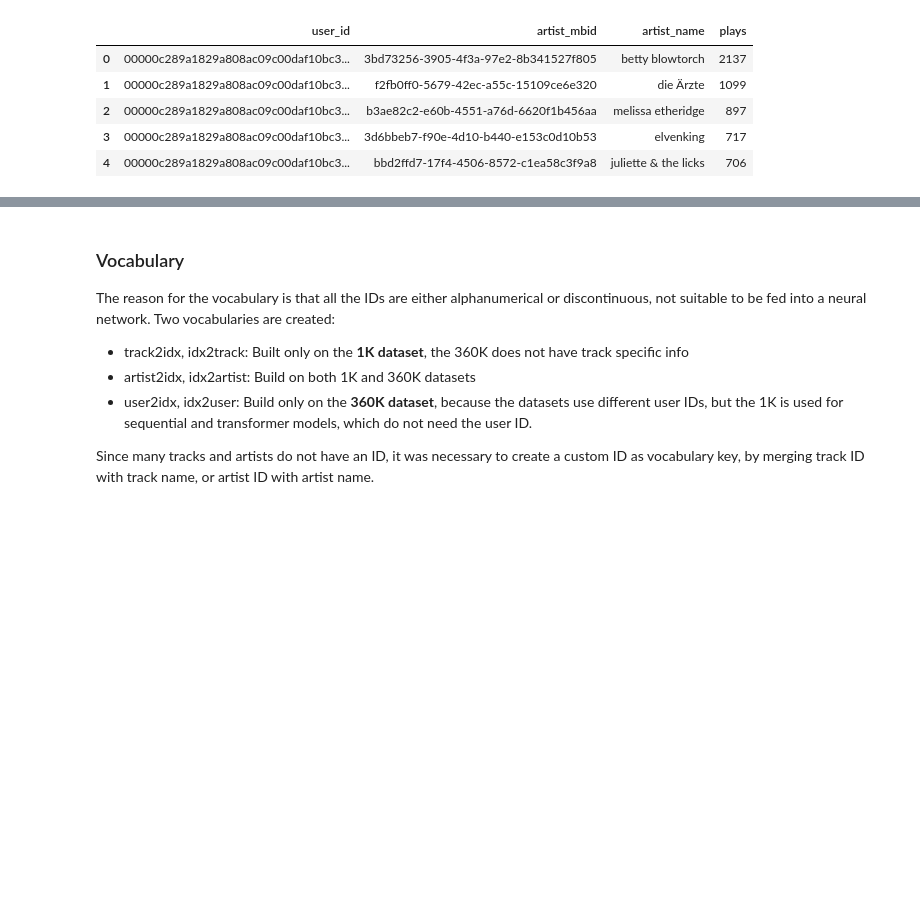
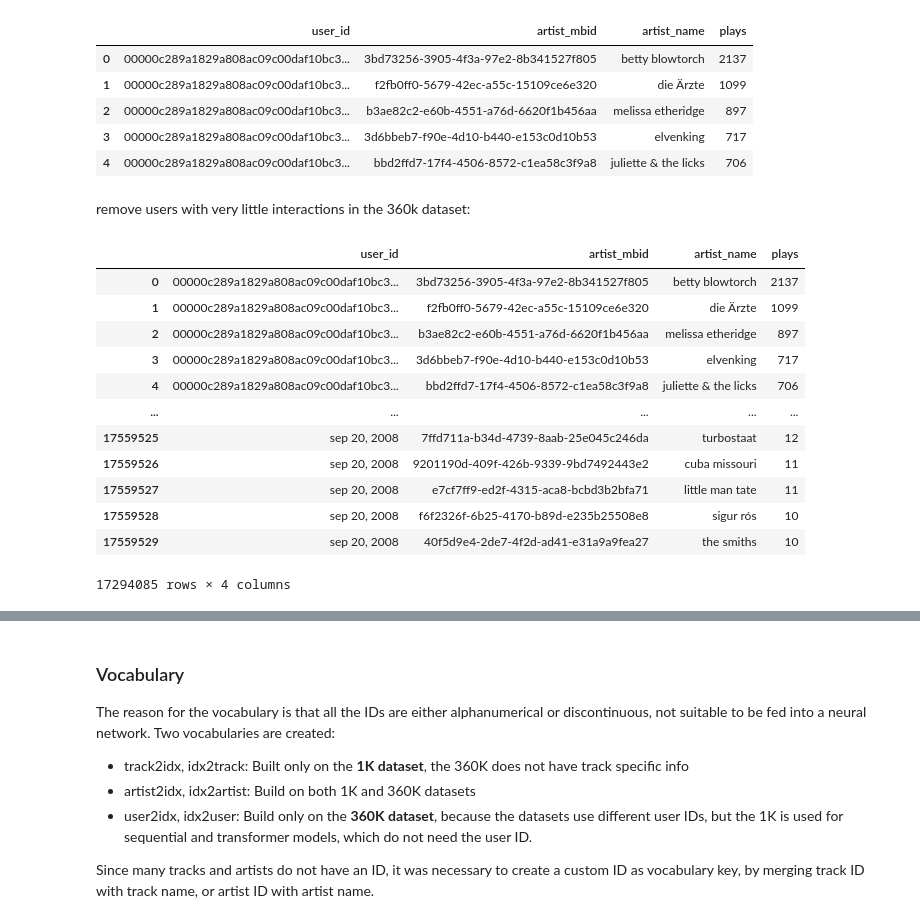
Before and after one commit to Rimaro03/project-recommender-system, a Jupyter notebook: data_preprocessing.ipynb, the cells around one changed output, grey strips where cells are left out. Drawn from its saved outputs; the diff is of its cells as text; code cells hidden in the pictures; blank space fills up the shorter version.

```diff
--- a/data_preprocessing.ipynb
+++ b/data_preprocessing.ipynb
@@ -84,3 +81,5 @@ df_360k.head()
 | 2 | 00000c289a1829a808ac09c00daf10bc3... | b3ae82c2-e60b-4551-a76d-6620f1b456aa | melissa etheridge | 897 |
 | 3 | 00000c289a1829a808ac09c00daf10bc3... | 3d6bbeb7-f90e-4d10-b440-e153c0d10b53 | elvenking | 717 |
 | 4 | 00000c289a1829a808ac09c00daf10bc3... | bbd2ffd7-17f4-4506-8572-c1ea58c3f9a8 | juliette & the licks | 706 |
+# %% [markdown]
+remove users with very little interactions in the 360k dataset:
@@ -86,0 +92,16 @@ df_360k.head()
+# %%
+df_360k[df_360k['user_id'].isin(keep_users)]
+# %% [output]
+|  | user_id | artist_mbid | artist_name | plays |
+| 0 | 00000c289a1829a808ac09c00daf10bc3... | 3bd73256-3905-4f3a-97e2-8b341527f805 | betty blowtorch | 2137 |
+| 1 | 00000c289a1829a808ac09c00daf10bc3... | f2fb0ff0-5679-42ec-a55c-15109ce6e320 | die Ärzte | 1099 |
+| 2 | 00000c289a1829a808ac09c00daf10bc3... | b3ae82c2-e60b-4551-a76d-6620f1b456aa | melissa etheridge | 897 |
+| 3 | 00000c289a1829a808ac09c00daf10bc3... | 3d6bbeb7-f90e-4d10-b440-e153c0d10b53 | elvenking | 717 |
+| 4 | 00000c289a1829a808ac09c00daf10bc3... | bbd2ffd7-17f4-4506-8572-c1ea58c3f9a8 | juliette & the licks | 706 |
+| ... | ... | ... | ... | ... |
+| 17559525 | sep 20, 2008 | 7ffd711a-b34d-4739-8aab-25e045c246da | turbostaat | 12 |
+| 17559526 | sep 20, 2008 | 9201190d-409f-426b-9339-9bd7492443e2 | cuba missouri | 11 |
+| 17559527 | sep 20, 2008 | e7cf7ff9-ed2f-4315-aca8-bcbd3b2bfa71 | little man tate | 11 |
+| 17559528 | sep 20, 2008 | f6f2326f-6b25-4170-b89d-e235b25508e8 | sigur rós | 10 |
+| 17559529 | sep 20, 2008 | 40f5d9e4-2de7-4f2d-ad41-e31a9a9fea27 | the smiths | 10 |
+17294085 rows × 4 columns
```
Also changed, not shown: parts of 14 cells of this notebook.
